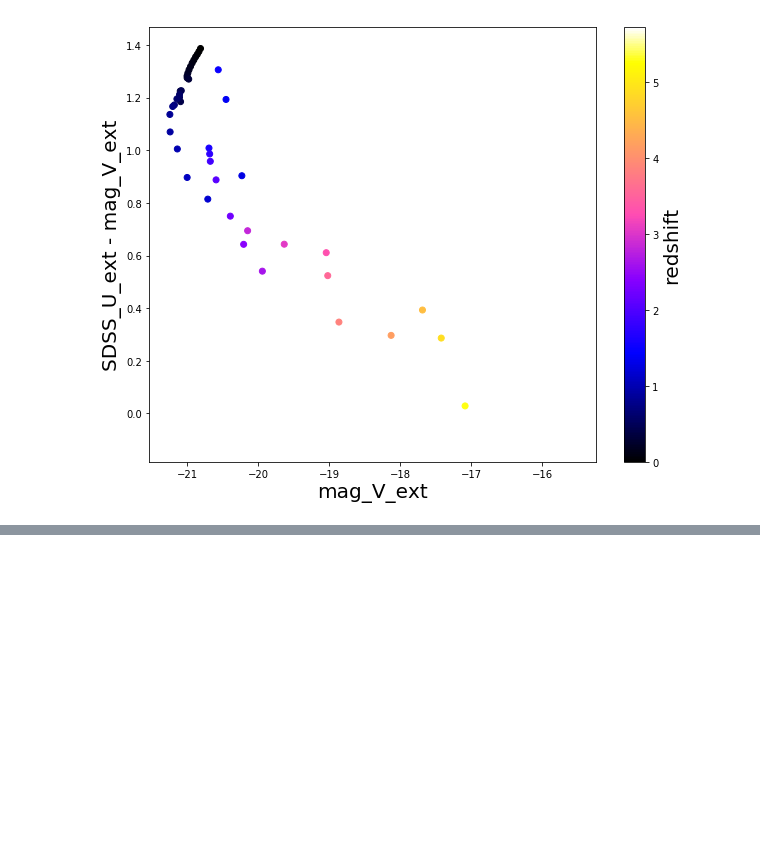
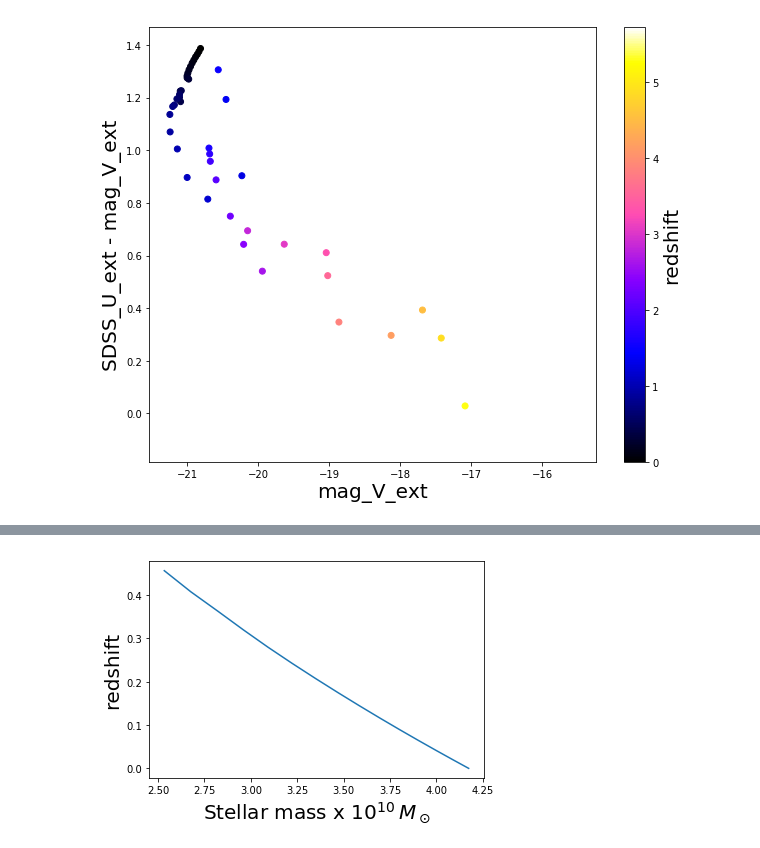
Before and after one commit to GiorgioManzoni/VIPERS_GALFORM, a Jupyter notebook: 005_progenitor.ipynb, the cells around one changed output, grey strips where cells are left out. Cells and saved outputs as stored; diff of their text form; code cells hidden in the pictures; blank space fills up the shorter version.

Commit message:
Added last plots of the redshift of prof

```diff
--- a/005_progenitor.ipynb
+++ b/005_progenitor.ipynb
@@ -237,0 +242,10 @@ plt.show()
+# %%
+############# Evolution of main progenitor
+
+ss_1 = "select prog.mag_V_ext,prog.SDSS_u_ext,prog.SDSS_i_obs_ext,prog.stellarmass, prog.type,prog.mdhalo,prog.redshift,prog.sfr,prog.sfrbulge,prog.galaxyid ,prog.DHaloID, prog.mainleafid, prog.lastprogenitorid "
+ss_2 = "from Gonzalez2014a..mr7 as prog, Gonzalez2014a..mr7 as des "
+ss_3 = "where des.galaxyid = 0 and prog.galaxyid between des.galaxyid and des.mainleafid"
+
+ss= ss_1 + ss_2 + ss_3
+
+Leaf = vdb.execute_query(ss)
@@ -237,0 +309,9 @@ plt.show()
+# %%
+z05 = np.where(Leaf['redshift']<0.5)
+# %%
+plt.plot(Leaf['stellarmass'][z05],Leaf['redshift'][z05])
+plt.xlabel(r'Stellar mass x $10^{10} \, M_\odot$')
+plt.ylabel('redshift')
+plt.show()
+# %% [output]
+[figure, added]
```
Also changed, not shown: parts of 35 cells of this notebook.
